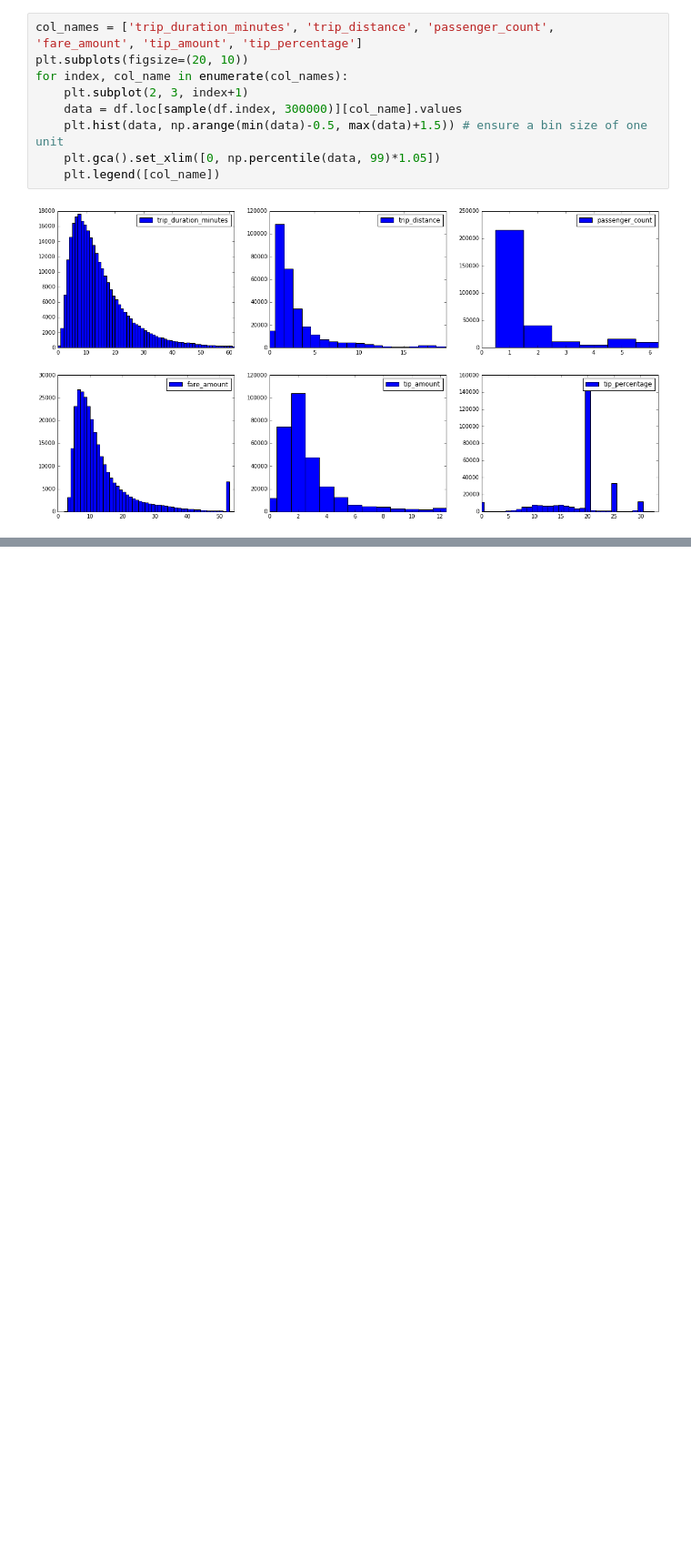
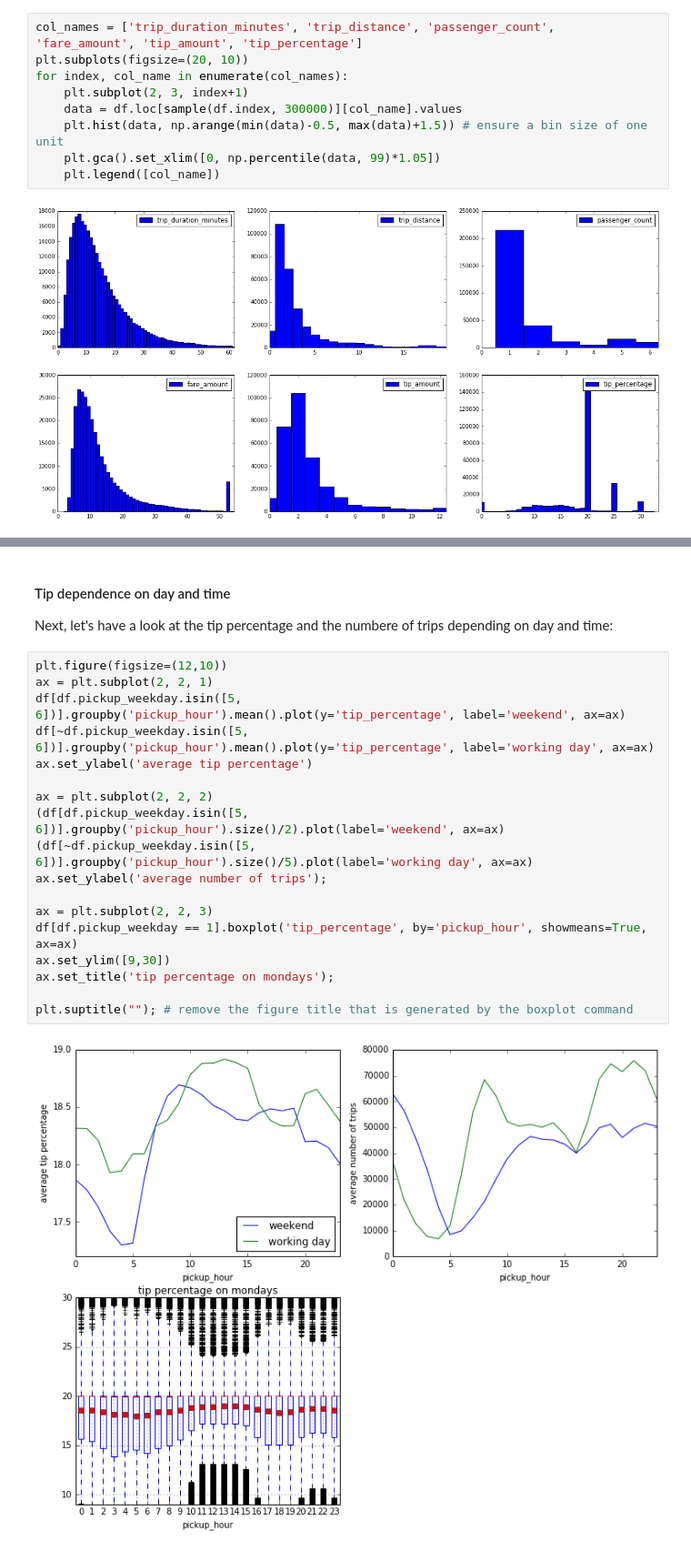
Before and after one commit to jdoepfert/nyc_taxi_tips, a Jupyter notebook: data_exploration_and_modeling.ipynb, the cells around one changed output, grey strips where cells are left out. Shown at 91% size. Drawn from its saved outputs; the diff is of its cells as text; blank space fills up the shorter version.

```diff
--- a/data_exploration_and_modeling.ipynb
+++ b/data_exploration_and_modeling.ipynb
@@ -365,0 +69,23 @@ plt.plot(X[ind,0],X[ind,1],'+g', markersize=15)
+# %% [markdown]
+#### Tip dependence on day and time
+Next, let's have a look at the tip percentage and the numbere of trips depending on day and time:
+# %%
+plt.figure(figsize=(12,10))
+ax = plt.subplot(2, 2, 1)
+df[df.pickup_weekday.isin([5, 6])].groupby('pickup_hour').mean().plot(y='tip_percentage', label='weekend', ax=ax)
+df[~df.pickup_weekday.isin([5, 6])].groupby('pickup_hour').mean().plot(y='tip_percentage', label='working day', ax=ax)
+ax.set_ylabel('average tip percentage')
+
+ax = plt.subplot(2, 2, 2)
+(df[df.pickup_weekday.isin([5, 6])].groupby('pickup_hour').size()/2).plot(label='weekend', ax=ax)
+(df[~df.pickup_weekday.isin([5, 6])].groupby('pickup_hour').size()/5).plot(label='working day', ax=ax)
+ax.set_ylabel('average number of trips');
+
+ax = plt.subplot(2, 2, 3)
+df[df.pickup_weekday == 1].boxplot('tip_percentage', by='pickup_hour', showmeans=True, ax=ax)
+ax.set_ylim([9,30])
+ax.set_title('tip percentage on mondays');
+
+plt.suptitle(""); # remove the figure title that is generated by the boxplot command
+# %% [output]
+[figure, added]
```
Also changed, not shown: parts of 86 cells of this notebook, 2 other files.
